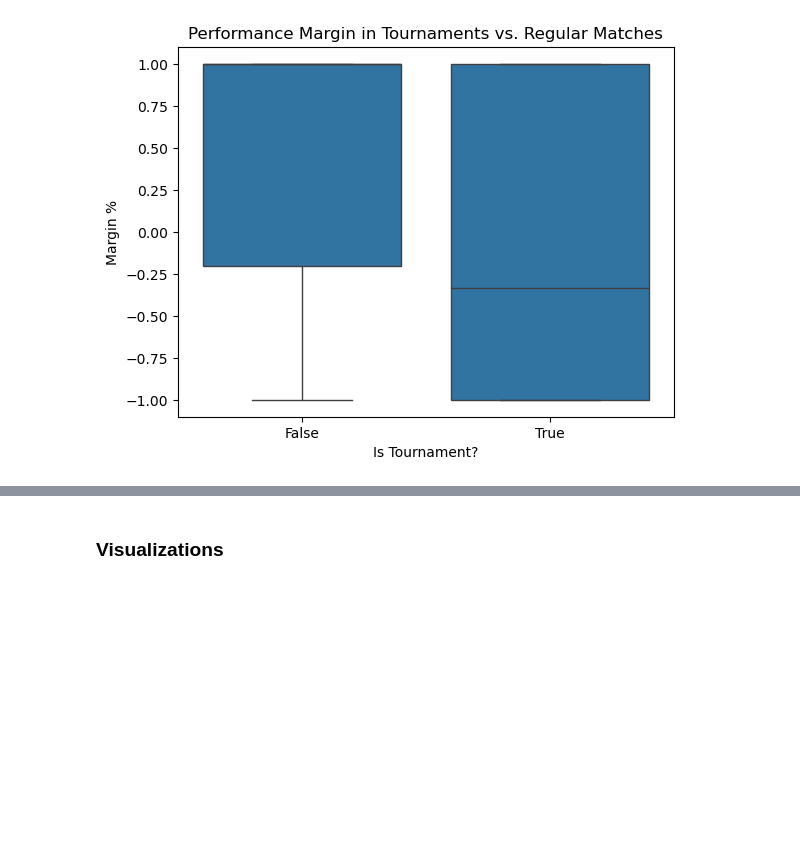
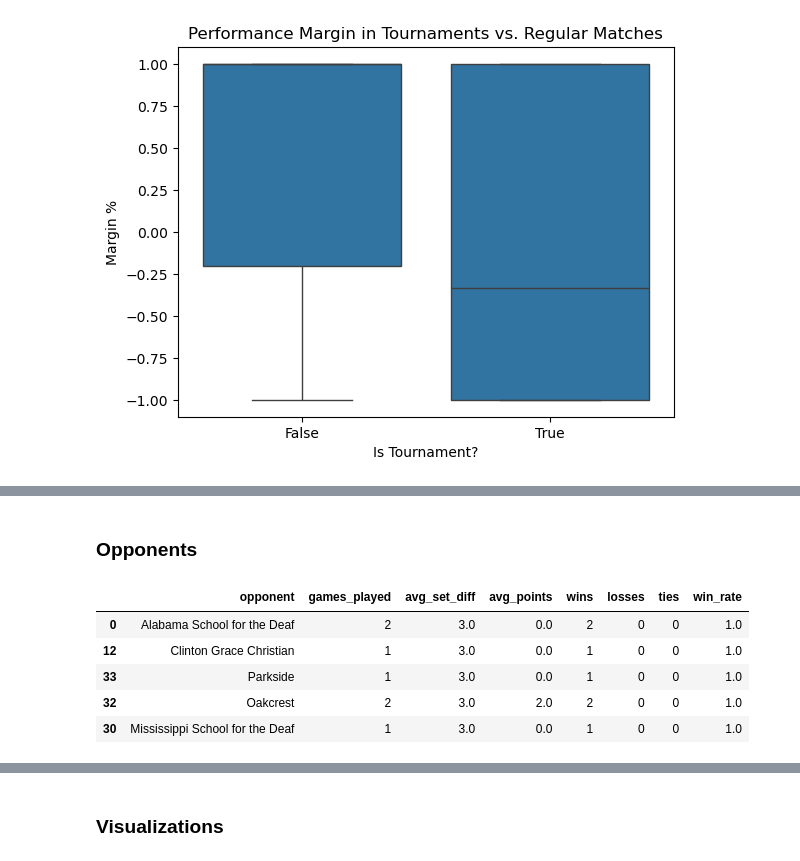
Before and after one commit to drblitx/jr-yr-stats, a Jupyter notebook: notebooks/eda.ipynb, the cells around one changed output, grey strips where cells are left out. Drawn from its saved outputs; the diff is of its cells as text; code cells hidden in the pictures; blank space fills up the shorter version.

```diff
--- a/notebooks/eda.ipynb
+++ b/notebooks/eda.ipynb
@@ -174,0 +170,2 @@ plt.show()
+# %% [markdown]
+### Opponents
@@ -174,0 +185,10 @@ plt.show()
+# %%
+# top 5 opponents dominated (by diff)
+opponent_stats.sort_values('avg_set_diff', ascending=False).head(5)
+# %% [output]
+|  | opponent | games_played | avg_set_diff | avg_points | wins | losses | ties | win_rate |
+| 0 | Alabama School for the Deaf | 2 | 3.0 | 0.0 | 2 | 0 | 0 | 1.0 |
+| 12 | Clinton Grace Christian | 1 | 3.0 | 0.0 | 1 | 0 | 0 | 1.0 |
+| 33 | Parkside | 1 | 3.0 | 0.0 | 1 | 0 | 0 | 1.0 |
+| 32 | Oakcrest | 2 | 3.0 | 2.0 | 2 | 0 | 0 | 1.0 |
+| 30 | Mississippi School for the Deaf | 1 | 3.0 | 0.0 | 1 | 0 | 0 | 1.0 |
```
Also changed, not shown: parts of 7 cells of this notebook.
